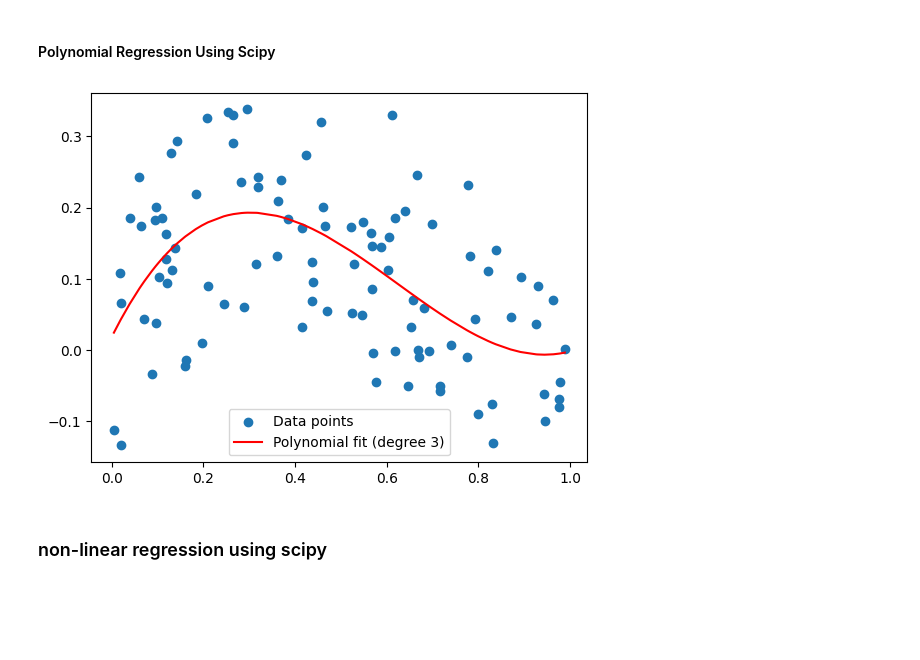
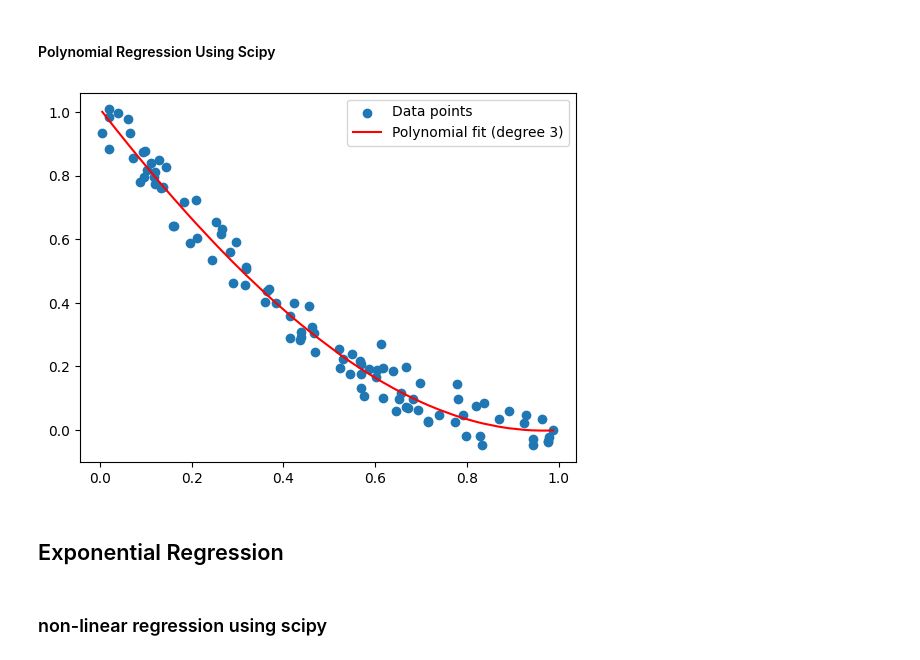
Before and after one commit to sanket238/CSCN8010, a Jupyter notebook: class_notebooks/non_linear_regression/non_linear_regression.ipynb, the cells around one changed output. Cells and saved outputs as stored; diff of their text form; code cells hidden in the pictures; blank space fills up the shorter version.

```diff
--- a/class_notebooks/non_linear_regression/non_linear_regression.ipynb
+++ b/class_notebooks/non_linear_regression/non_linear_regression.ipynb
@@ -2,0 +44,6 @@
+# %%
+# Generate synthetic data
+np.random.seed(0)
+x = np.sort(np.random.rand(100))
+w_true = np.array([0, 1, -2, 1])  # polynomial coefficients (from lowest to highest degree), definning a cubic polynomial
+y = polynomial(x, w_true) + np.random.randn(100)*0.05  # polynomial relationship with some noise
@@ -9,11 +66,6 @@ Note: This code fits a polynomial of the form y = ax^3 + bx^2 + cx + d. The coef
 # %%
 import numpy as np
 import matplotlib.pyplot as plt
-
-# Generate synthetic data
-np.random.seed(0)
-x = np.sort(np.random.rand(100))
-y = x**3 - 2*x**2 + x + np.random.randn(100)*0.1  # cubic relationship with some noise
 
 # Fit a polynomial of degree 3
 coeffs = np.polyfit(x, y, 3)
@@ -34,11 +86,6 @@ import matplotlib.pyplot as plt
 from sklearn.preprocessing import PolynomialFeatures
 from sklearn.linear_model import LinearRegression
 from sklearn.pipeline import make_pipeline
-
-# Generate synthetic data
-np.random.seed(0)
-x = np.sort(np.random.rand(100))
-y = x**3 - 2*x**2 + x + np.random.randn(100)*0.1  # cubic relationship with some noise
 
 # Reshape x to be a 2D array of size (n_samples, n_features)
 X = x[:, np.newaxis]
@@ -62,30 +109,27 @@ plt.show()
 # %%
 import numpy as np
 import matplotlib.pyplot as plt
 from scipy.optimize import curve_fit
 
 # Define the form of the function you want to fit
 def func(x, a, b, c, d):
     return a * x**3 + b * x**2 + c * x + d
 
-# Generate synthetic data
-np.random.seed(0)
-xdata = np.sort(np.random.rand(100))
-ydata = xdata**3 - 2*xdata**2 + xdata + np.random.randn(100)*0.1  # cubic relationship with some noise
-
 # Fit the function to your data
-popt, pcov = curve_fit(func, xdata, ydata)
+popt, pcov = curve_fit(func, x, y)
 
 # Generate y-values for the fitted function
-yfit = func(xdata, *popt)
+yfit = func(x, *popt)
 
 # Plot the data and the fitted function
-plt.scatter(xdata, ydata, label='Data points')
-plt.plot(xdata, yfit, color='red', label='Polynomial fit (degree 3)')
+plt.scatter(x, y, label='Data points')
+plt.plot(x, yfit, color='red', label='Polynomial fit (degree 3)')
 plt.legend()
 plt.show()
 # %% [output]
-[figure, old version]
+[figure, new version]
+# %% [markdown]
+## Exponential Regression
 # %% [markdown]
 ### non-linear regression using scipy
 # %%
```
Also changed, not shown: parts of 7 cells of this notebook.
